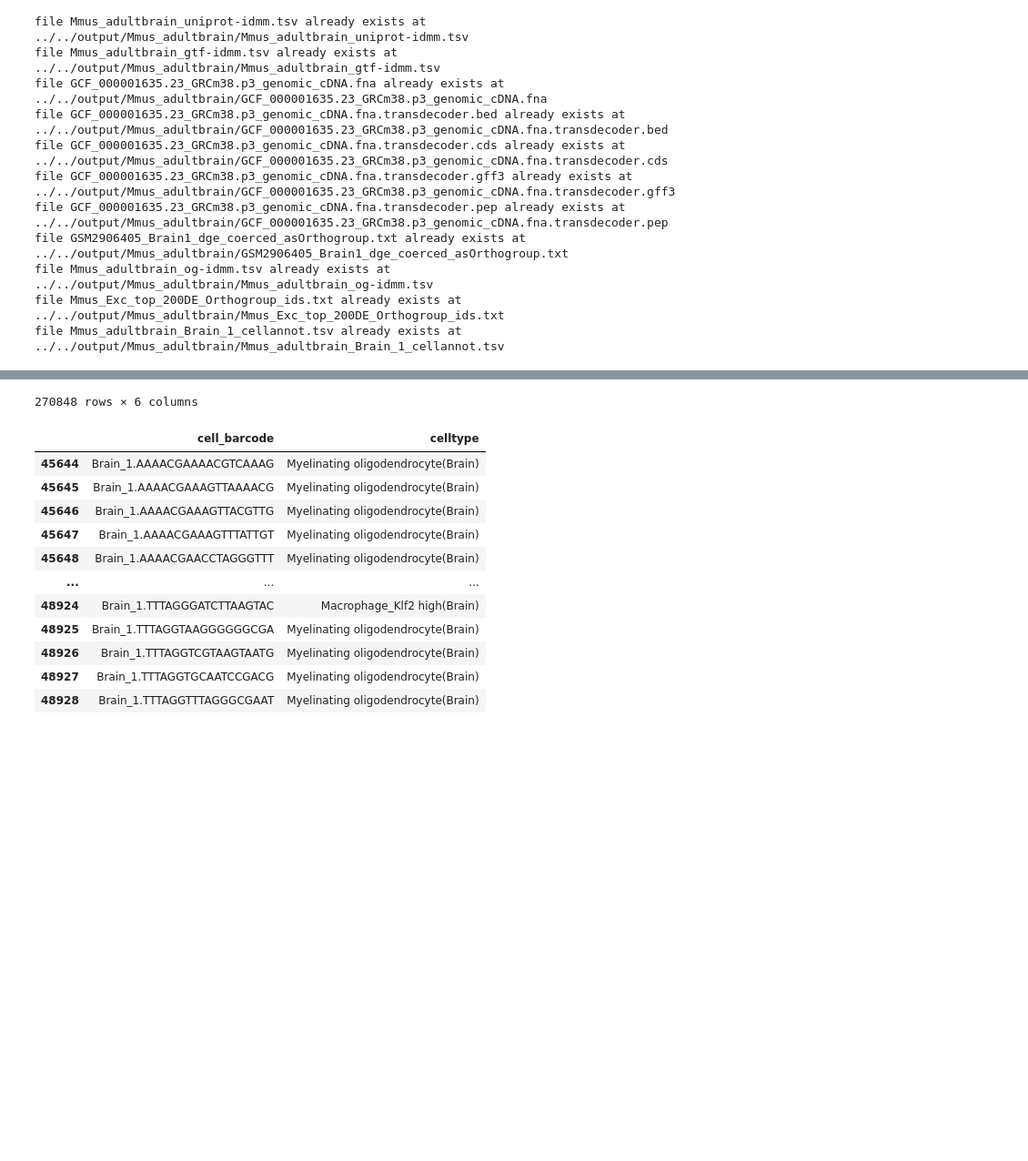
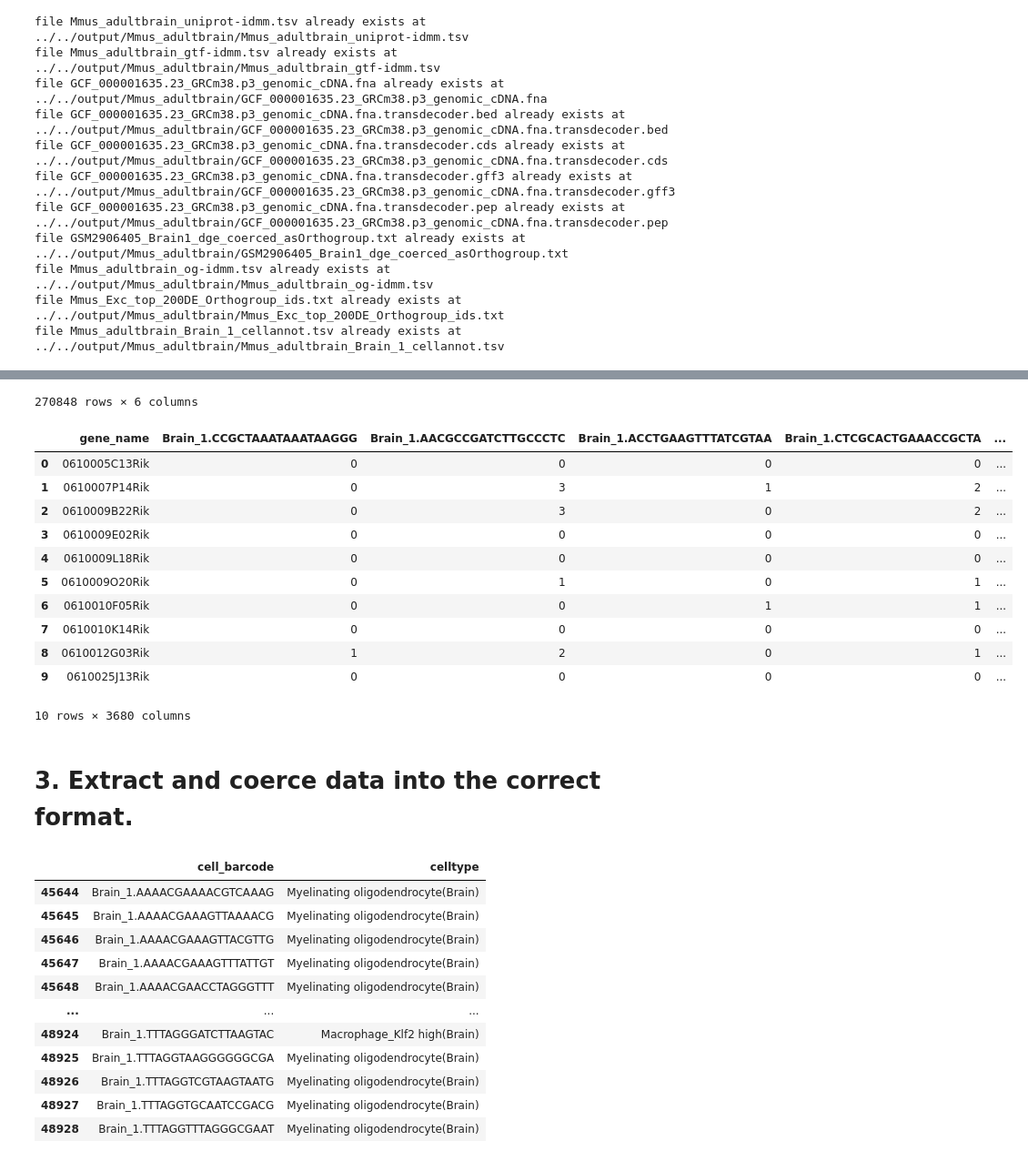
Before and after one commit to Arcadia-Science/glial-origins, a Jupyter notebook: notebooks/Mmus_adultbrain/a_Mmus_adultbrain_cellannot_downloading.ipynb, the cells around one changed output, grey strips where cells are left out. Shown at 91% size. Drawn from its saved outputs; the diff is of its cells as text; code cells hidden in the pictures; blank space fills up the shorter version.

Commit message:
added documentation for cell annotation downloading

```diff
--- a/notebooks/Mmus_adultbrain/a_Mmus_adultbrain_cellannot_downloading.ipynb
+++ b/notebooks/Mmus_adultbrain/a_Mmus_adultbrain_cellannot_downloading.ipynb
@@ -60,25 +97,44 @@ file Mmus_adultbrain_Brain_1_cellannot.tsv already exists at ../../output/Mmus_a
 # %%
+# Specify file url and output information
 file_url = 'https://figshare.com/ndownloader/files/11083451?private_link=865e694ad06d5857db4b'
 output_filename = 'Mmus_cellannot.csv'
 output_filepath = species_SampleDict.directory + output_filename
 
 subprocess.run(['wget', file_url, '-O', output_filepath],
                stdout=subprocess.DEVNULL, stderr=subprocess.DEVNULL)
 
 cell_annots = pd.read_csv(output_filepath, index_col = 'Unnamed: 0')
 display(cell_annots)
+
+# Load in gxc matrix to check proper cell names
+gxc = pd.read_csv(species_BioFileDocket.gxc.path, sep = '\t', nrows = 10)
+display(gxc)
 # %% [output]
 |  | Cell.name | ClusterID | Tissue | Batch | Cell.Barcode | Annotation |
 | 1 | Bladder_1.AAAACGAAAACGGGGCGA | Bladder_1 | Bladder | Bladder_1 | AAAACGAAAACGGGGCGA | Stromal cell_Dpt high(Bladder) |
 | 2 | Bladder_1.AAAACGAAGCGGCCGCTA | Bladder_5 | Bladder | Bladder_1 | AAAACGAAGCGGCCGCTA | Stromal cell_Car3 high(Bladder) |
 | 3 | Bladder_1.AAAACGAAGTACTAGCAT | Bladder_16 | Bladder | Bladder_1 | AAAACGAAGTACTAGCAT | Vascular smooth muscle progenitor... |
 | 4 | Bladder_1.AAAACGACGTTGCTGTGT | Bladder_8 | Bladder | Bladder_1 | AAAACGACGTTGCTGTGT | Vascular endothelial cell(Bladder) |
 | 5 | Bladder_1.AAAACGAGCGAGCGAGTA | Bladder_4 | Bladder | Bladder_1 | AAAACGAGCGAGCGAGTA | Urothelium(Bladder) |
 | ... | ... | ... | ... | ... | ... | ... |
 | 270844 | NeonatalPancreas_1.AGTTTAAAAACGCT... | NeonatalPancreas_ | NeonatalPancreas | NeonatalPancreas_1 | AGTTTAAAAACGCTGAAA | Urothelium(NeonatalPancreas) |
 | 270845 | NeonatalPancreas_1.GGGTTTGAACGCTC... | NeonatalPancreas_ | NeonatalPancreas | NeonatalPancreas_1 | GGGTTTGAACGCTCTACC | Urothelium(NeonatalPancreas) |
 | 270846 | NeonatalPancreas_1.GCTGTGACAATATT... | NeonatalPancreas_ | NeonatalPancreas | NeonatalPancreas_1 | GCTGTGACAATATTTAGG | Urothelium(NeonatalPancreas) |
 | 270847 | NeonatalPancreas_1.GTCCCGGATCTTTA... | NeonatalPancreas_ | NeonatalPancreas | NeonatalPancreas_1 | GTCCCGGATCTTTATTGT | Urothelium(NeonatalPancreas) |
 | 270848 | NeonatalPancreas_1.GCTCAAATACAGAT... | NeonatalPancreas_ | NeonatalPancreas | NeonatalPancreas_1 | GCTCAAATACAGATACAG | Urothelium(NeonatalPancreas) |
 270848 rows × 6 columns
+|  | gene_name | Brain_1.CCGCTAAATAAATAAGGG | Brain_1.AACGCCGATCTTGCCCTC | Brain_1.ACCTGAAGTTTATCGTAA | Brain_1.CTCGCACTGAAACCGCTA | ... |
+| 0 | 0610005C13Rik | 0 | 0 | 0 | 0 | ... |
+| 1 | 0610007P14Rik | 0 | 3 | 1 | 2 | ... |
+| 2 | 0610009B22Rik | 0 | 3 | 0 | 2 | ... |
+| 3 | 0610009E02Rik | 0 | 0 | 0 | 0 | ... |
+| 4 | 0610009L18Rik | 0 | 0 | 0 | 0 | ... |
+| 5 | 0610009O20Rik | 0 | 1 | 0 | 1 | ... |
+| 6 | 0610010F05Rik | 0 | 0 | 1 | 1 | ... |
+| 7 | 0610010K14Rik | 0 | 0 | 0 | 0 | ... |
+| 8 | 0610012G03Rik | 1 | 2 | 0 | 1 | ... |
+| 9 | 0610025J13Rik | 0 | 0 | 0 | 0 | ... |
+10 rows × 3680 columns
+# %% [markdown]
+# 3. Extract and coerce data into the correct format.
 # %%
```
Also changed, not shown: parts of 6 cells of this notebook, 1 other file.
